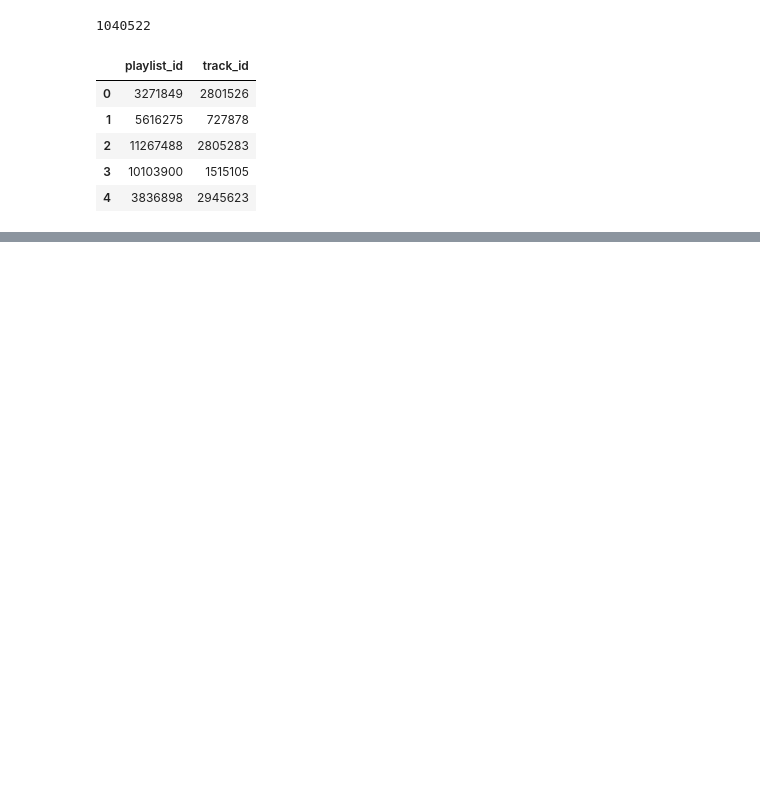
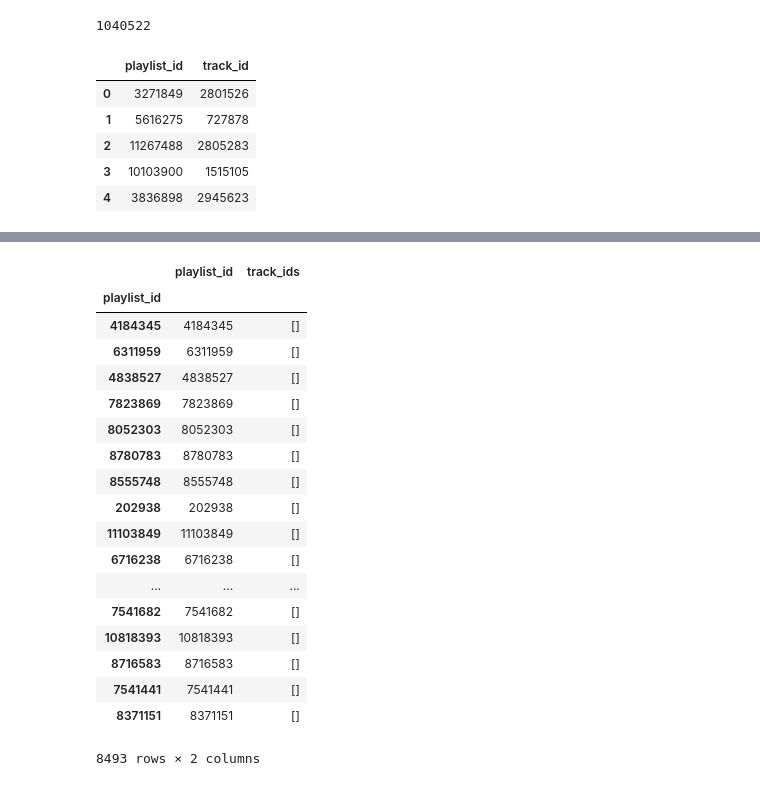
Before and after one commit to battuzz/RS_Challenge, a Jupyter notebook: fabio_notebook.ipynb, the cells around one changed output, grey strips where cells are left out. Saved outputs shown, nothing was run; the diff lists cells and outputs as text; code cells hidden in the pictures; blank space fills up the shorter version.

```diff
--- a/fabio_notebook.ipynb
+++ b/fabio_notebook.ipynb
@@ -93 +200,27 @@ array([ 5881685,  3773136, 10038521, ...,  4040480,  8433581,  5600317])
+# %%
+predictions = pd.DataFrame(target_playlists)
+predictions.index = target_playlists['playlist_id']
+predictions['track_ids'] = [np.array([]) for i in range(len(predictions))]
+# %%
+predictions
+# %% [output]
+|  | playlist_id | track_ids |
+| playlist_id |  |  |
+| 4184345 | 4184345 | [] |
+| 6311959 | 6311959 | [] |
+| 4838527 | 4838527 | [] |
+| 7823869 | 7823869 | [] |
+| 8052303 | 8052303 | [] |
+| 8780783 | 8780783 | [] |
+| 8555748 | 8555748 | [] |
+| 202938 | 202938 | [] |
+| 11103849 | 11103849 | [] |
+| 6716238 | 6716238 | [] |
+| ... | ... | ... |
+| 7541682 | 7541682 | [] |
+| 10818393 | 10818393 | [] |
+| 8716583 | 8716583 | [] |
+| 7541441 | 7541441 | [] |
+| 8371151 | 8371151 | [] |
+8493 rows × 2 columns
 # %%
```
Also changed, not shown: parts of 35 cells of this notebook, 1 other file.
